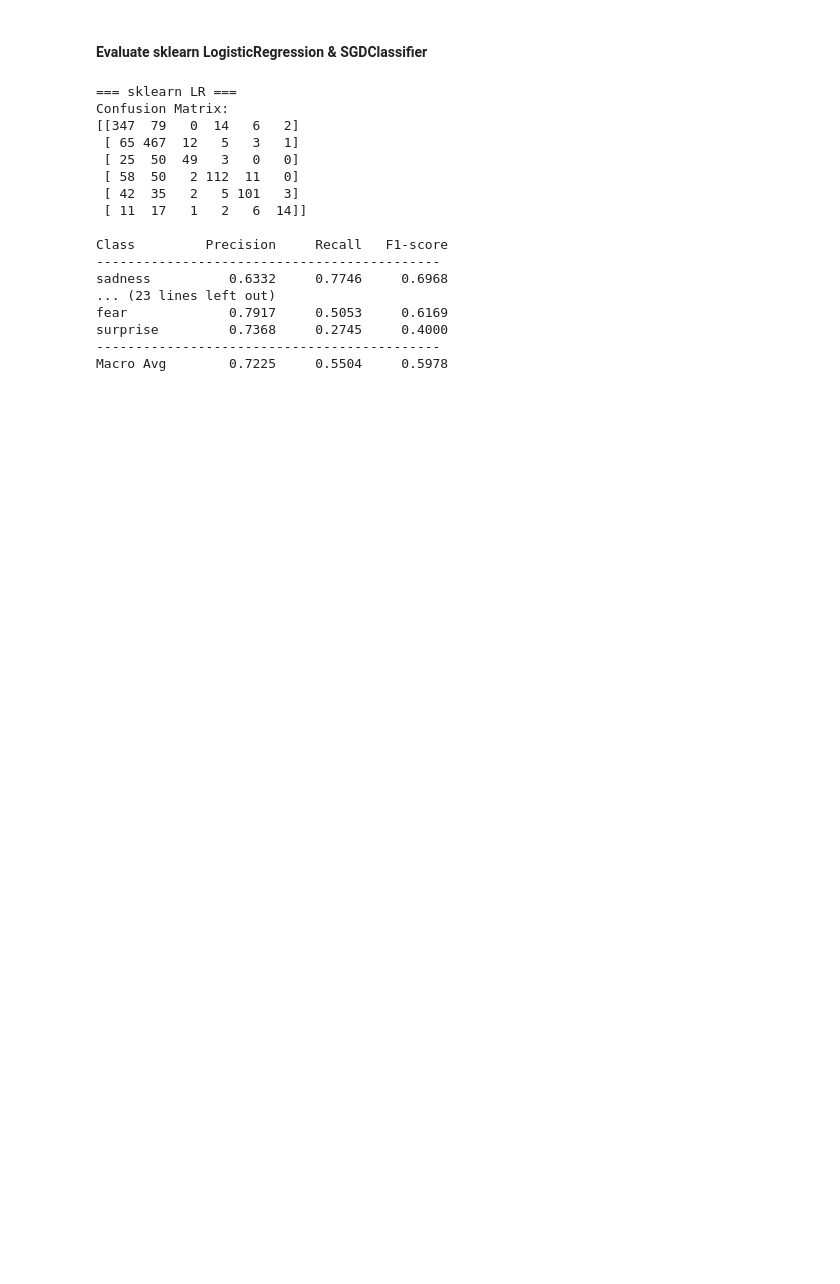
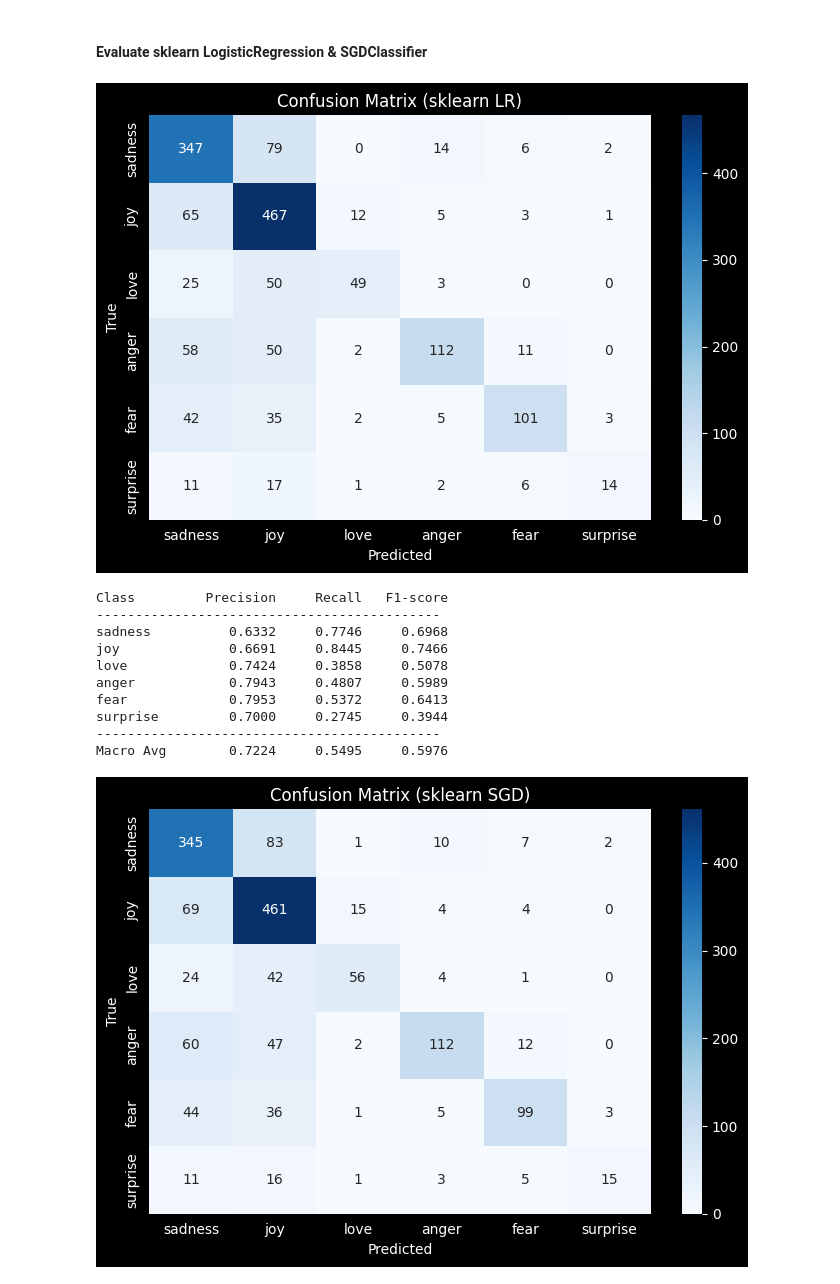
Before and after one commit to muhannd2004/nlp-from-scratch, a Jupyter notebook: text_classification.ipynb, the cells around one changed output. Cells and saved outputs as stored; diff of their text form; code cells hidden in the pictures; blank space fills up the shorter version.

```diff
--- a/text_classification.ipynb
+++ b/text_classification.ipynb
@@ -350,31 +348,24 @@ Macro F1                 0.5237     0.5237
 # %%
 for name, preds in [("sklearn LR", y_pred_lr), ("sklearn SGD", y_pred_sgd)]:
     cm = confusion_matrix_scratch(y_test, preds)
     p, r, f, mp, mr, mf = precision_recall_f1_scratch(cm)
-    print(f"\n=== {name} ===")
-    print("Confusion Matrix:")
-    print(cm)
+    plot_confusion_matrix(cm, label_names, title=f"Confusion Matrix ({name})")
     print(f'\n{"Class":<12} {"Precision":>10} {"Recall":>10} {"F1-score":>10}')
     print("-" * 44)
     for i in range(len(p)):
         print(f'{label_names[i]:<12} {p[i]:>10.4f} {r[i]:>10.4f} {f[i]:>10.4f}')
     print("-" * 44)
     print(f'{"Macro Avg":<12} {mp:>10.4f} {mr:>10.4f} {mf:>10.4f}')
 # %% [output]
+[figure, added]
-=== sklearn LR ===
-Confusion Matrix:
-[[347  79   0  14   6   2]
- [ 65 467  12   5   3   1]
- [ 25  50  49   3   0   0]
- [ 58  50   2 112  11   0]
- [ 42  35   2   5 101   3]
- [ 11  17   1   2   6  14]]
-
 Class         Precision     Recall   F1-score
 --------------------------------------------
 sadness          0.6332     0.7746     0.6968
-... (23 lines left out)
-fear             0.7917     0.5053     0.6169
-surprise         0.7368     0.2745     0.4000
+joy              0.6691     0.8445     0.7466
+love             0.7424     0.3858     0.5078
+anger            0.7943     0.4807     0.5989
+fear             0.7953     0.5372     0.6413
+surprise         0.7000     0.2745     0.3944
 --------------------------------------------
-Macro Avg        0.7225     0.5504     0.5978
+Macro Avg        0.7224     0.5495     0.5976
+[figure, added]
```
Also changed, not shown: parts of 10 cells of this notebook.
